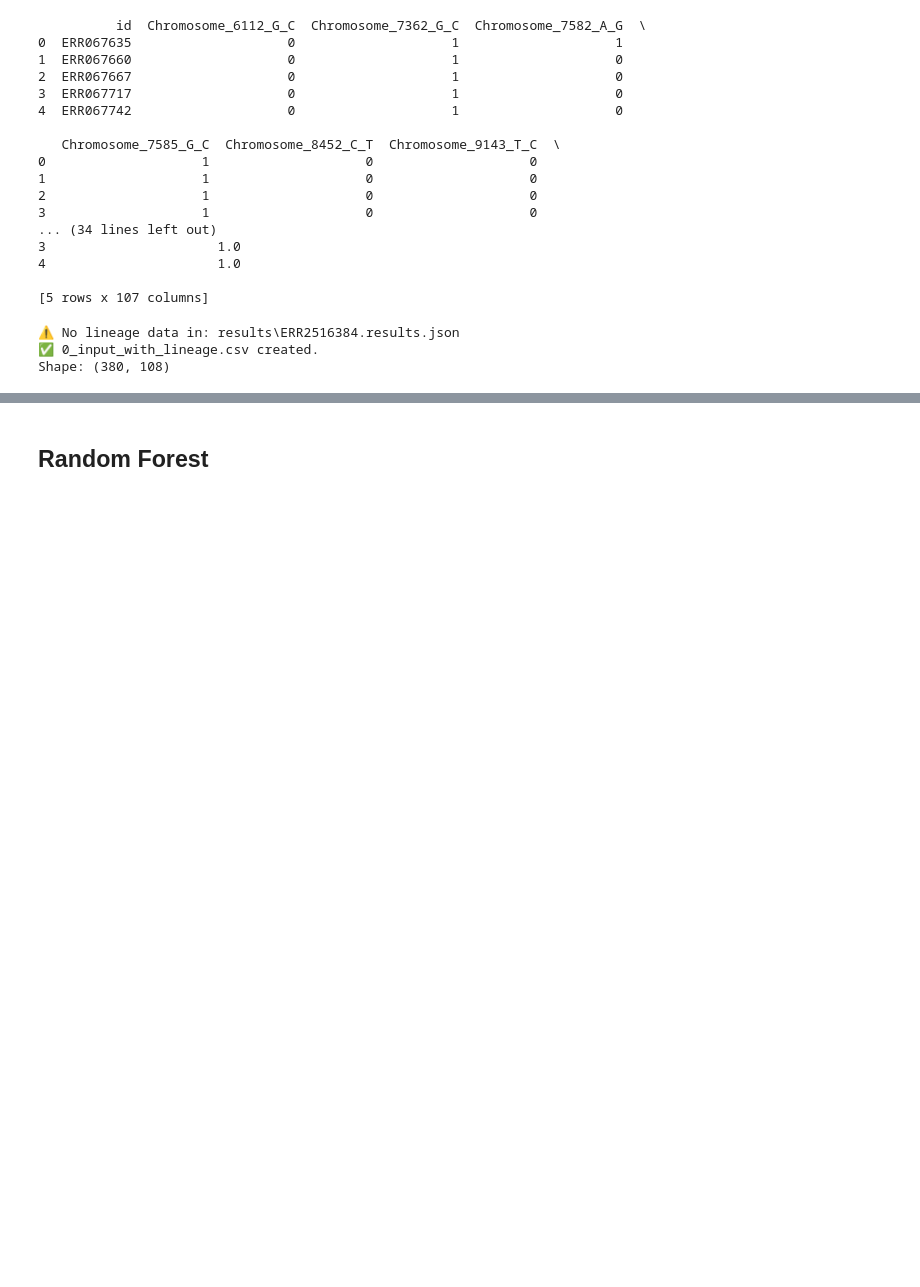
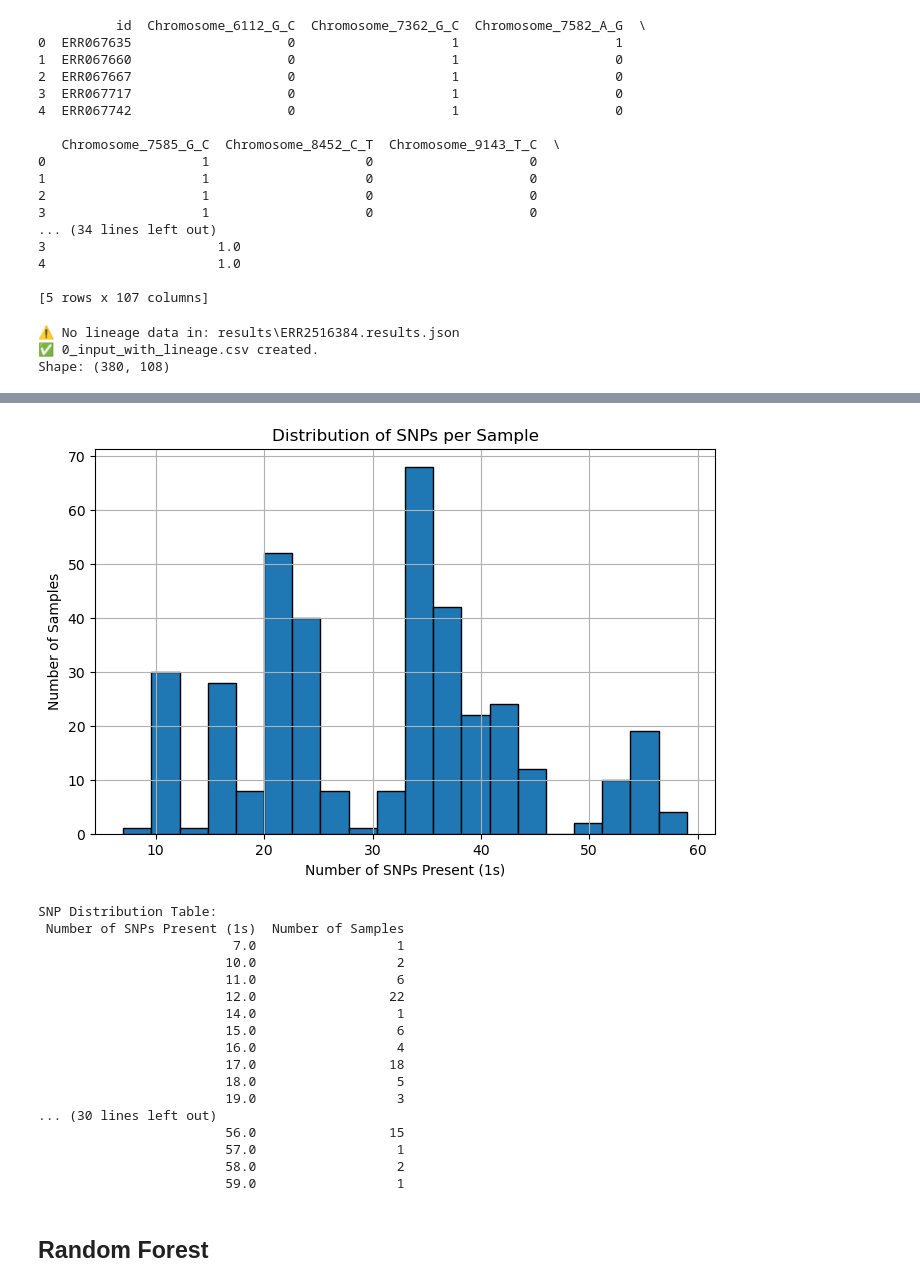
Before and after one commit to 1bellaa/ths-st1-tb, a Jupyter notebook: randomforest.ipynb, the cells around one changed output, grey strips where cells are left out. Saved outputs shown, nothing was run; the diff lists cells and outputs as text; code cells hidden in the pictures; blank space fills up the shorter version.

```diff
--- a/randomforest.ipynb
+++ b/randomforest.ipynb
@@ -204,3 +235,45 @@ plt.show()
+# %%
+# idk is thiss relevant ?
+snp_df = final_df.drop(columns=['id'], errors='ignore')
+
+snp_df = snp_df.apply(pd.to_numeric, errors='coerce').fillna(0)
+
+# 1s per row
+snp_counts_per_sample = snp_df.sum(axis=1)
+
+# Plot histogram
+plt.figure(figsize=(8, 5))
+plt.hist(snp_counts_per_sample, bins=20, edgecolor='black')
+plt.title("Distribution of SNPs per Sample")
+plt.xlabel("Number of SNPs Present (1s)")
+plt.ylabel("Number of Samples")
+plt.grid(True)
+plt.show()
+
+# Create and print summary table
+snp_distribution_table = snp_counts_per_sample.value_counts().sort_index().reset_index()
+snp_distribution_table.columns = ['Number of SNPs Present (1s)', 'Number of Samples']
+print("\nSNP Distribution Table:")
+print(snp_distribution_table.to_string(index=False))
+# %% [output]
+[figure, added]
+SNP Distribution Table:
+ Number of SNPs Present (1s)  Number of Samples
+                         7.0                  1
+                        10.0                  2
+                        11.0                  6
+                        12.0                 22
+                        14.0                  1
+                        15.0                  6
+                        16.0                  4
+                        17.0                 18
+                        18.0                  5
+                        19.0                  3
+... (30 lines left out)
+                        56.0                 15
+                        57.0                  1
+                        58.0                  2
+                        59.0                  1
 # %% [markdown]
 ## Random Forest
 # %% [markdown]
```
Also changed, not shown: parts of 3 cells of this notebook.
